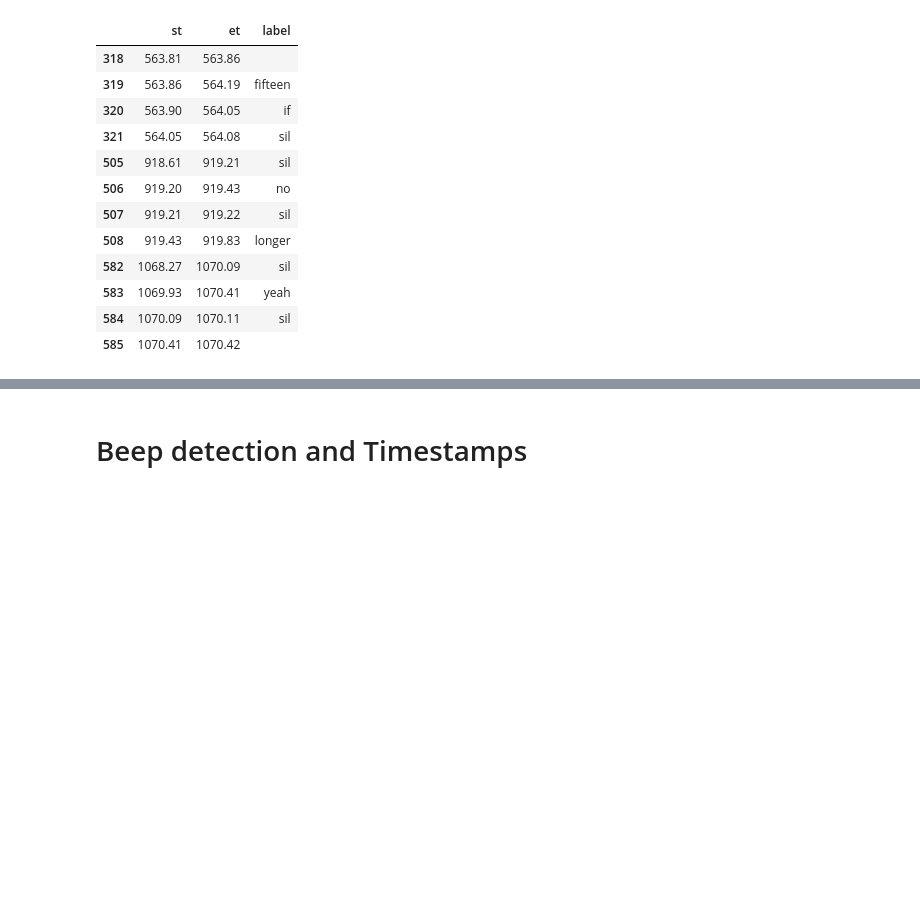
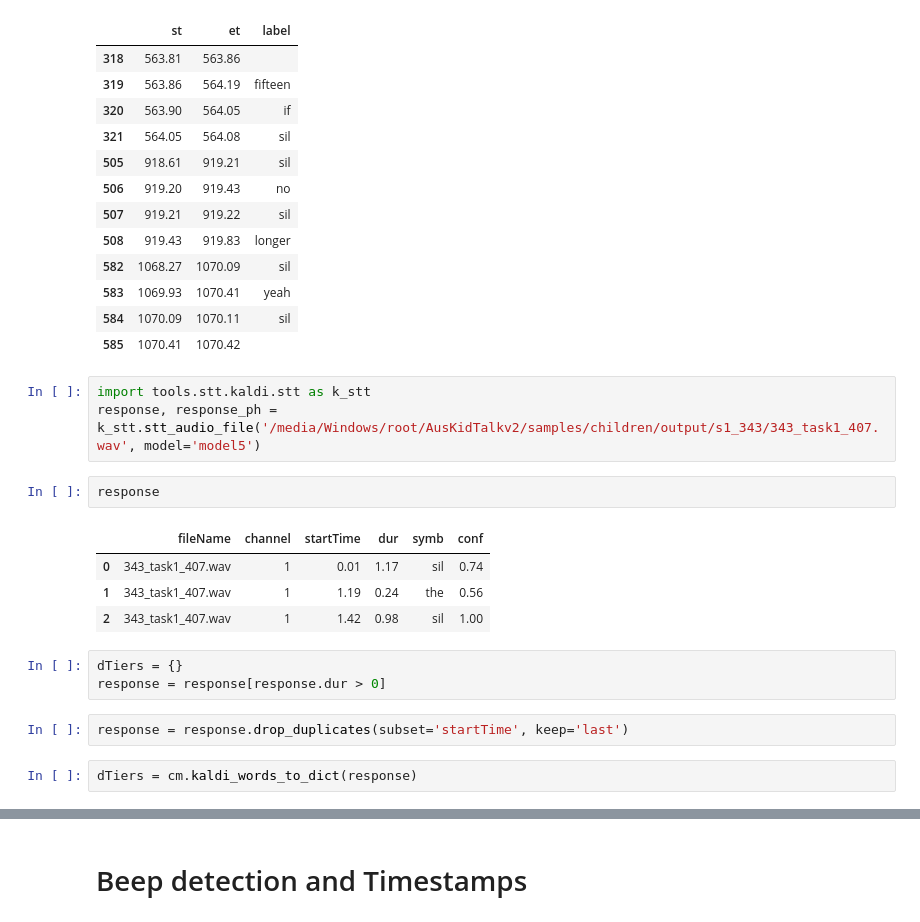
Before and after one commit to mostafashahin/AusKidTalkv2, a Jupyter notebook: process.ipynb, the cells around one changed output, grey strips where cells are left out. Saved outputs shown, nothing was run; the diff lists cells and outputs as text; blank space fills up the shorter version.

Commit message:
Adding steps, kaldi docker

```diff
--- a/process.ipynb
+++ b/process.ipynb
@@ -316,3 +346,20 @@ d_st.loc[idx]
 | 583 | 1069.93 | 1070.41 | yeah |
 | 584 | 1070.09 | 1070.11 | sil |
 | 585 | 1070.41 | 1070.42 |  |
+# %%
+import tools.stt.kaldi.stt as k_stt
+response, response_ph = k_stt.stt_audio_file('/media/Windows/root/AusKidTalkv2/samples/children/output/s1_343/343_task1_407.wav', model='model5')
+# %%
+response
+# %% [output]
+|  | fileName | channel | startTime | dur | symb | conf |
+| 0 | 343_task1_407.wav | 1 | 0.01 | 1.17 | sil | 0.74 |
+| 1 | 343_task1_407.wav | 1 | 1.19 | 0.24 | the | 0.56 |
+| 2 | 343_task1_407.wav | 1 | 1.42 | 0.98 | sil | 1.00 |
+# %%
+dTiers = {}
+response = response[response.dur > 0]
+# %%
+response = response.drop_duplicates(subset='startTime', keep='last')
+# %%
+dTiers = cm.kaldi_words_to_dict(response)
```
Also changed, not shown: parts of 40 cells of this notebook, 13 other files.
